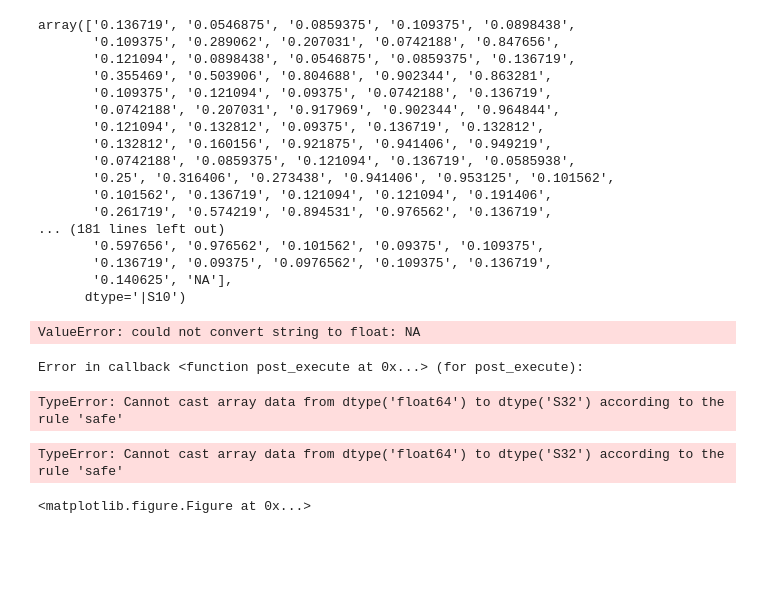
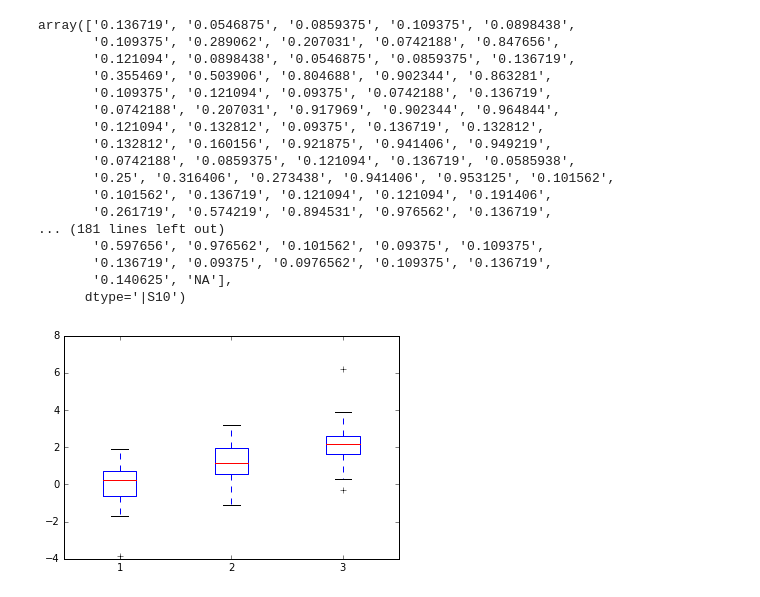
Before and after one commit to hyunghunny/tf-hpo, a Jupyter notebook: src/plots/PlotManager.ipynb, the cells around one changed output. Saved outputs shown, nothing was run; the diff lists cells and outputs as text; code cells hidden in the pictures; blank space fills up the shorter version.

Commit message:
summary plots

```diff
--- a/src/plots/PlotManager.ipynb
+++ b/src/plots/PlotManager.ipynb
@@ -63,20 +63,20 @@ array(['0.136719', '0.0546875', '0.0859375', '0.109375', '0.0898438',
        '0.136719', '0.09375', '0.0976562', '0.109375', '0.136719',
        '0.140625', 'NA'],
       dtype='|S10')
-# %%
-%matplotlib inline
-data = np.genfromtxt('../log/mnist-cnn-2-tidy.csv', delimiter=',', names=True, unpack=True, dtype=None)
-X = data['L1']
-Y = data['L2']
-Z = data['200000_test_acc']
-fig = plt.figure(figsize=plt.figaspect(1))
-ax = fig.add_subplot(1, 2, 2, projection='3d')
-ax.plot_wireframe(X, Y, Z, rstride=10, cstride=10)
-
-plt.show()
-# %% [output]
-ValueError: could not convert string to float: NA
-Error in callback <function post_execute at 0x...> (for post_execute):
-TypeError: Cannot cast array data from dtype('float64') to dtype('S32') according to the rule 'safe'
-TypeError: Cannot cast array data from dtype('float64') to dtype('S32') according to the rule 'safe'
-<matplotlib.figure.Figure at 0x...>
+# %%
+%matplotlib inline
+import numpy as np
+import matplotlib.pyplot as plt
+
+
+fig = plt.figure()
+ax = fig.add_subplot(111)
+
+x1 = np.random.normal(0,1,50)
+x2 = np.random.normal(1,1,50)
+x3 = np.random.normal(2,1,50)
+
+ax.boxplot([x1,x2,x3])
+plt.show()
+# %% [output]
+[figure, added]
```
Also changed, not shown: 6 other files.
